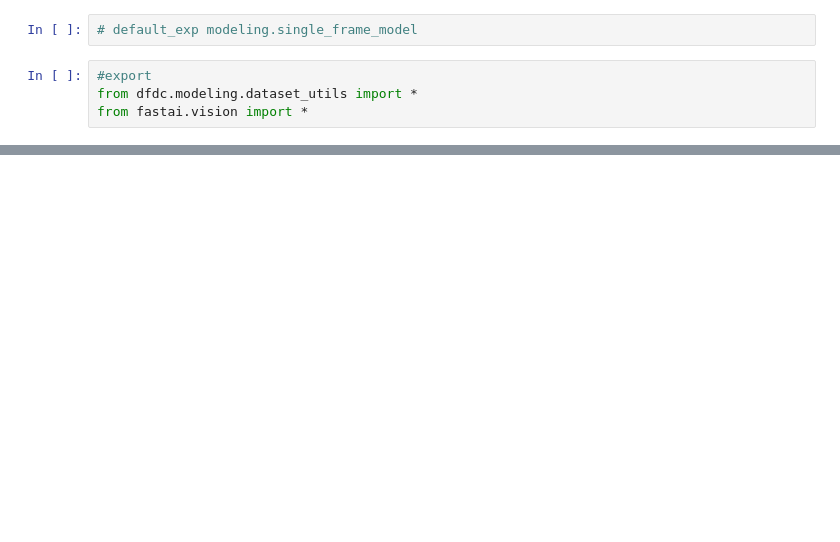
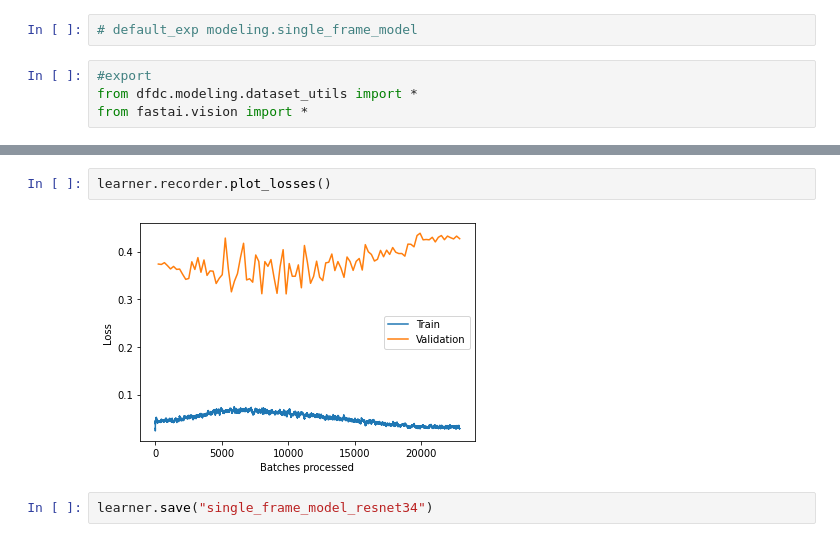
Before and after one commit to KeremTurgutlu/dfdc, a Jupyter notebook: nbs/21_single_frame_model.ipynb, the cells around one changed output, grey strips where cells are left out. Saved outputs shown, nothing was run; the diff lists cells and outputs as text; blank space fills up the shorter version.

```diff
--- a/nbs/21_single_frame_model.ipynb
+++ b/nbs/21_single_frame_model.ipynb
@@ -135,0 +266,6 @@ DataBunch??
+# %%
+learner.recorder.plot_losses()
+# %% [output]
+[figure, added]
+# %%
+learner.save("single_frame_model_resnet34")
```
Also changed, not shown: parts of 92 cells of this notebook, 23 other files.
